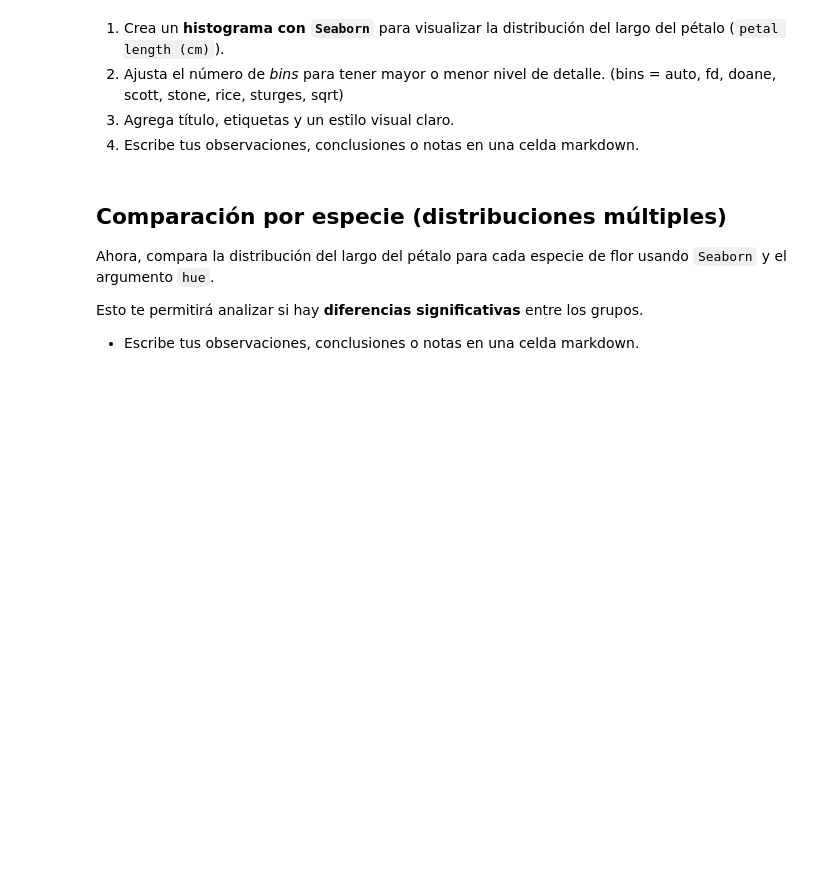
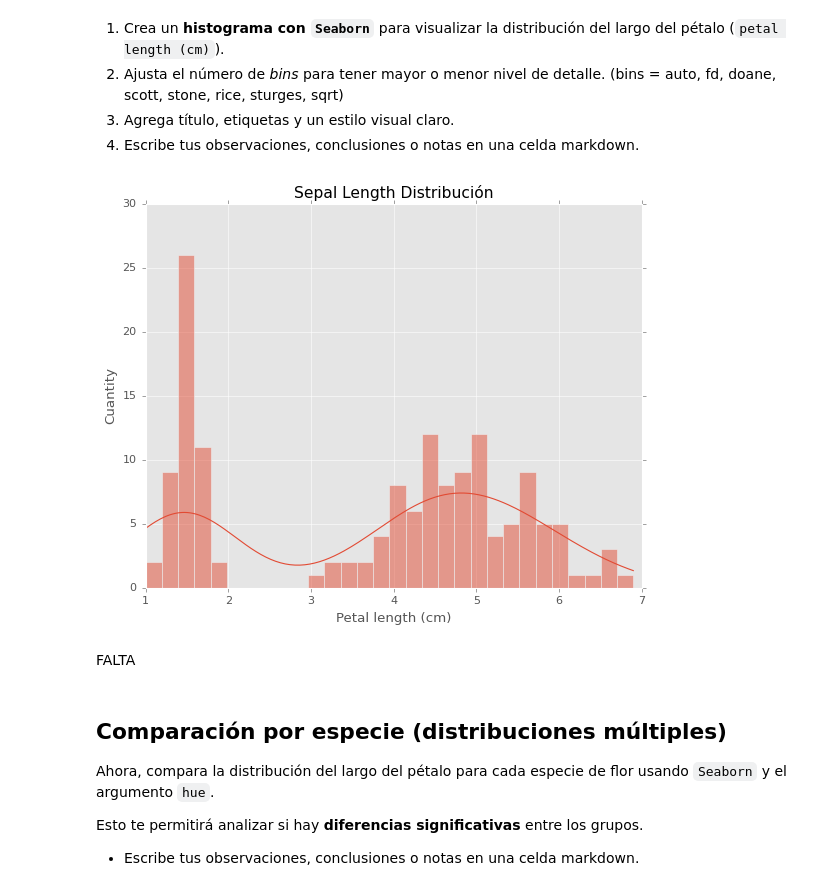
Before and after one commit to 4GeeksAcademy/inetke-proyecto-visualizacion, a Jupyter notebook: notebook/03-project-visualization.ipynb, the cells around one changed output. Saved outputs shown, nothing was run; the diff lists cells and outputs as text; code cells hidden in the pictures; blank space fills up the shorter version.

```diff
--- a/notebook/03-project-visualization.ipynb
+++ b/notebook/03-project-visualization.ipynb
@@ -259,7 +265,16 @@ df_iris.head()
 3. Agrega título, etiquetas y un estilo visual claro.
 4. Escribe tus observaciones, conclusiones o notas en una celda markdown.
 # %%
-# Tu código
+sns.histplot(df_iris['petal length (cm)'], bins=30, kde=True)
+plt.title('Sepal Length Distribución', fontsize=14)
+plt.style.use('ggplot')
+plt.xlabel('Petal length (cm)')
+plt.ylabel('Cuantity')
+plt.show()
+# %% [output]
+[figure, added]
+# %% [markdown]
+FALTA
 # %% [markdown]
 ## Comparación por especie (distribuciones múltiples)
 
```
Also changed, not shown: parts of 14 cells of this notebook.
